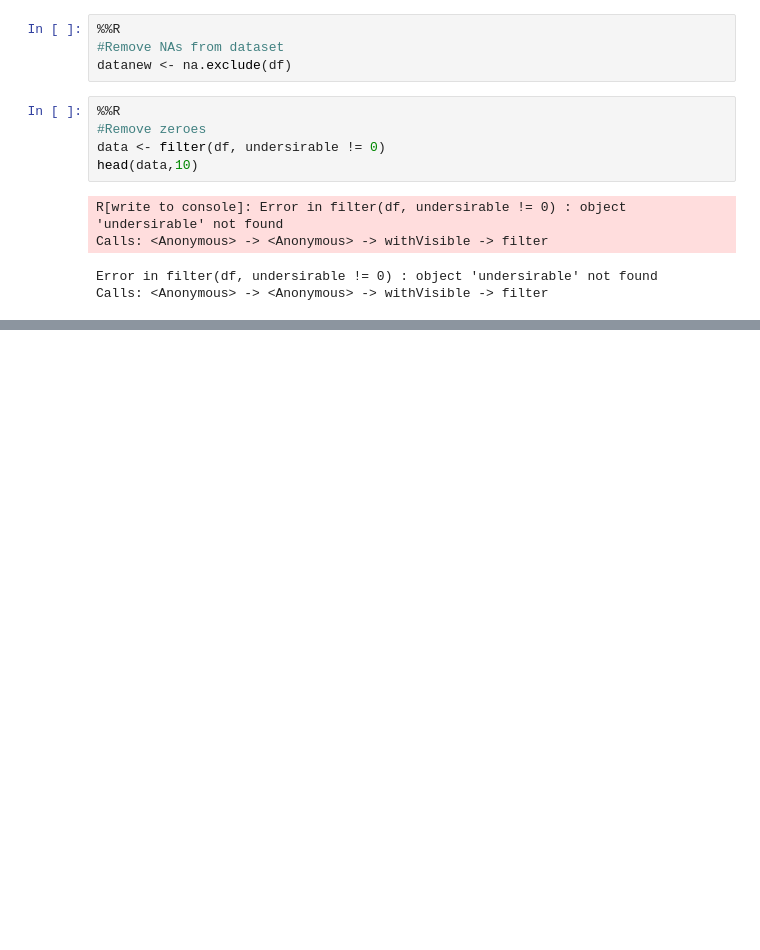
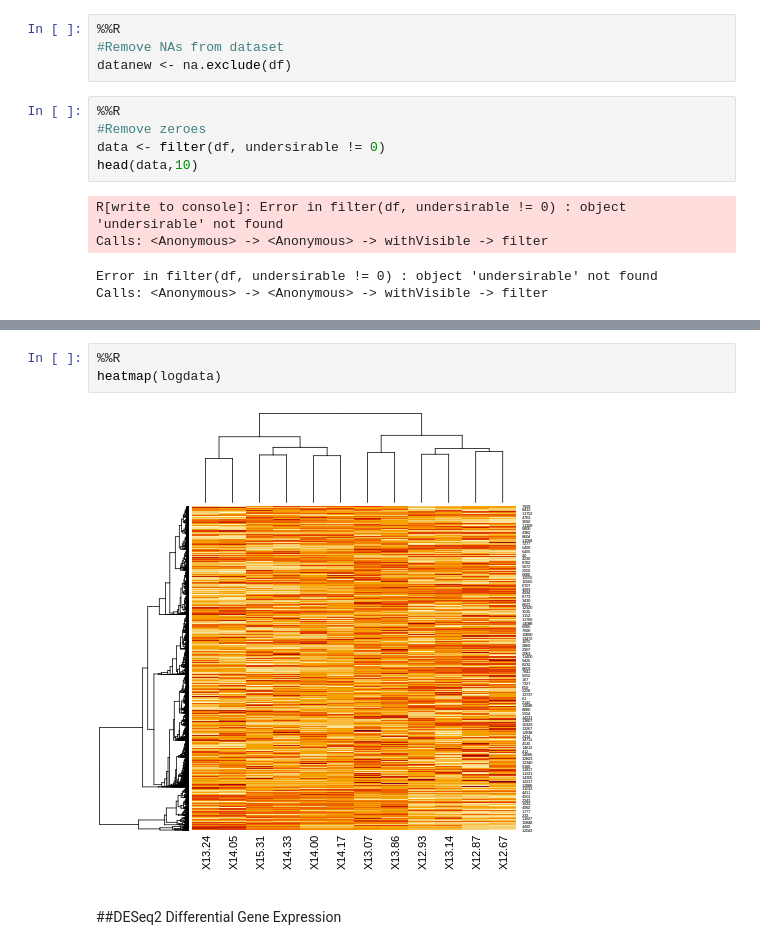
Before and after one commit to cindykhris/SummerInternship2020, a Jupyter notebook: SummerInternship2020.ipynb, the cells around one changed output, grey strips where cells are left out. Cells and saved outputs as stored; diff of their text form; blank space fills up the shorter version.

```diff
--- a/SummerInternship2020.ipynb
+++ b/SummerInternship2020.ipynb
@@ -119,0 +155,8 @@ hist(logdata, col='magenta')
+# %%
+%%R
+heatmap(logdata)
+# %% [output]
+[figure, added]
+# %% [markdown]
+##DESeq2
+Differential Gene Expression
```
Also changed, not shown: parts of 7 cells of this notebook.
